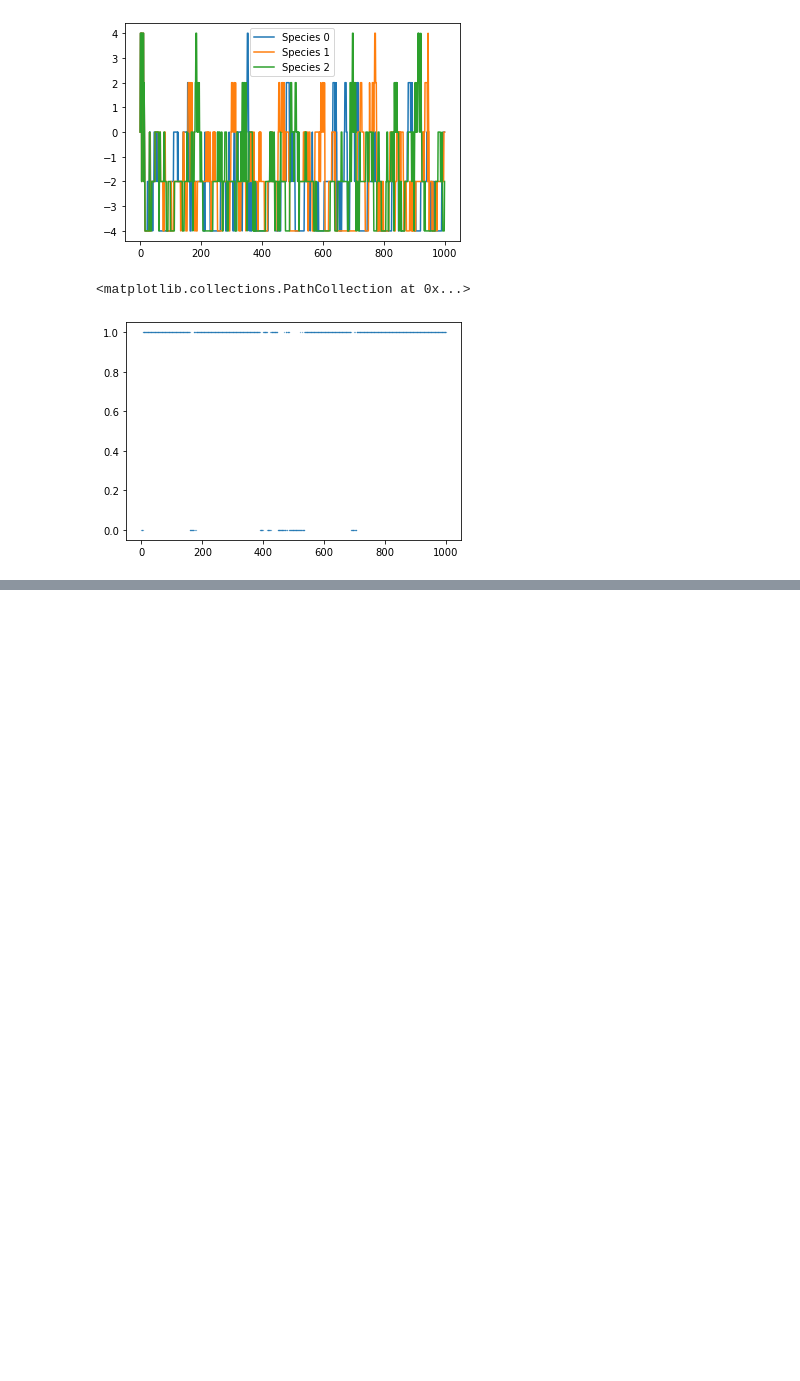
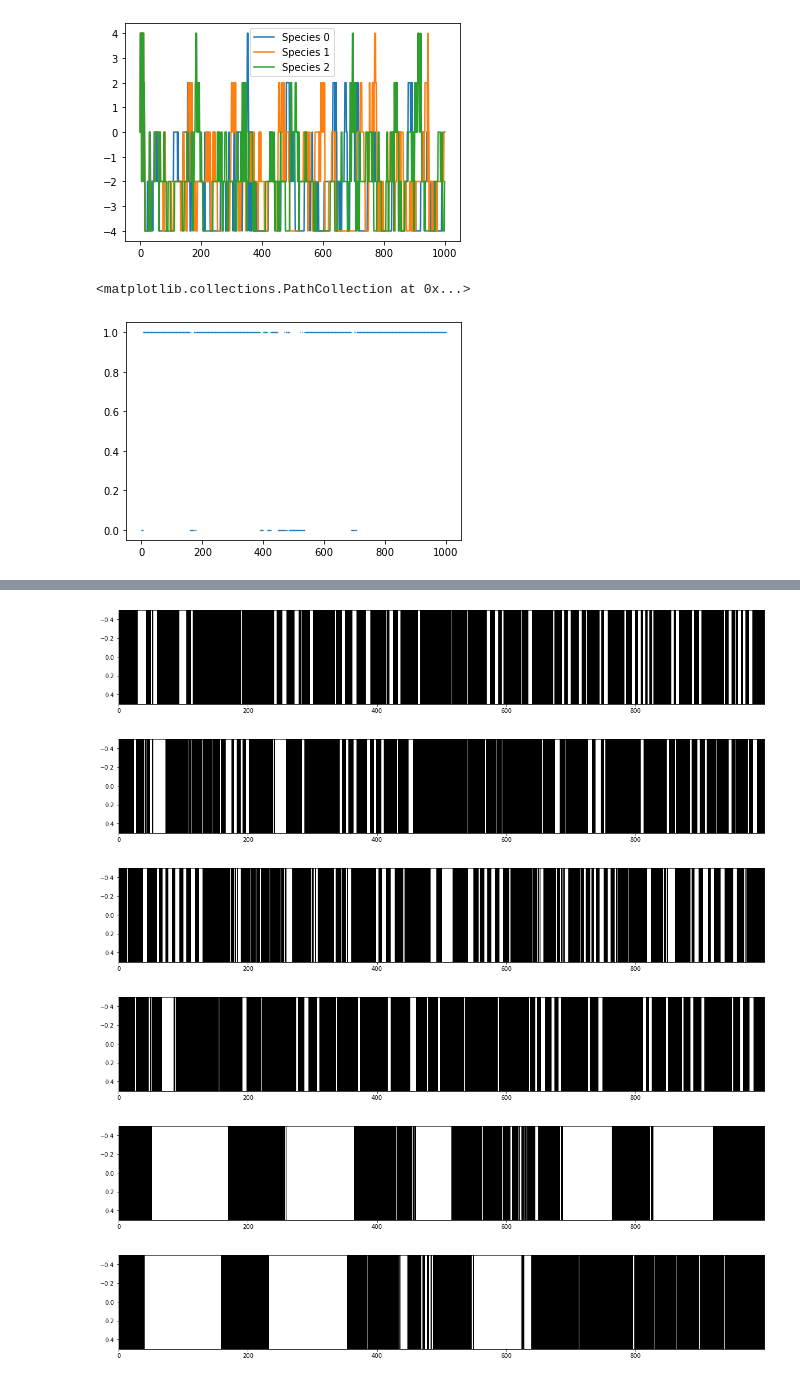
Before and after one commit to Stillerman/Evolutionary-Robotics, a Jupyter notebook: Analyze.ipynb, the cells around one changed output, grey strips where cells are left out. Drawn from its saved outputs; the diff is of its cells as text; code cells hidden in the pictures; blank space fills up the shorter version.

```diff
--- a/Analyze.ipynb
+++ b/Analyze.ipynb
@@ -107,0 +110,20 @@ TypeError: Invalid shape (1000,) for image data
+# %%
+plt.rcParams["figure.figsize"] = (20,3)
+
+for idx in [101,110,118,123, 244,246]:
+    lh = np.asarray(df["sense_hist"][idx]).T
+    data = lh > -3
+    fig = plt.figure()
+    ax = fig.add_subplot(111)
+
+    data = data.reshape((1000, 1)).T
+    ax.imshow(data, aspect='auto', cmap="binary", interpolation='nearest')
+
+    plt.show()
+# %% [output]
+[figure, added]
+[figure, added]
+[figure, added]
+[figure, added]
+[figure, added]
+[figure, added]
```
Also changed, not shown: parts of 4 cells of this notebook.
